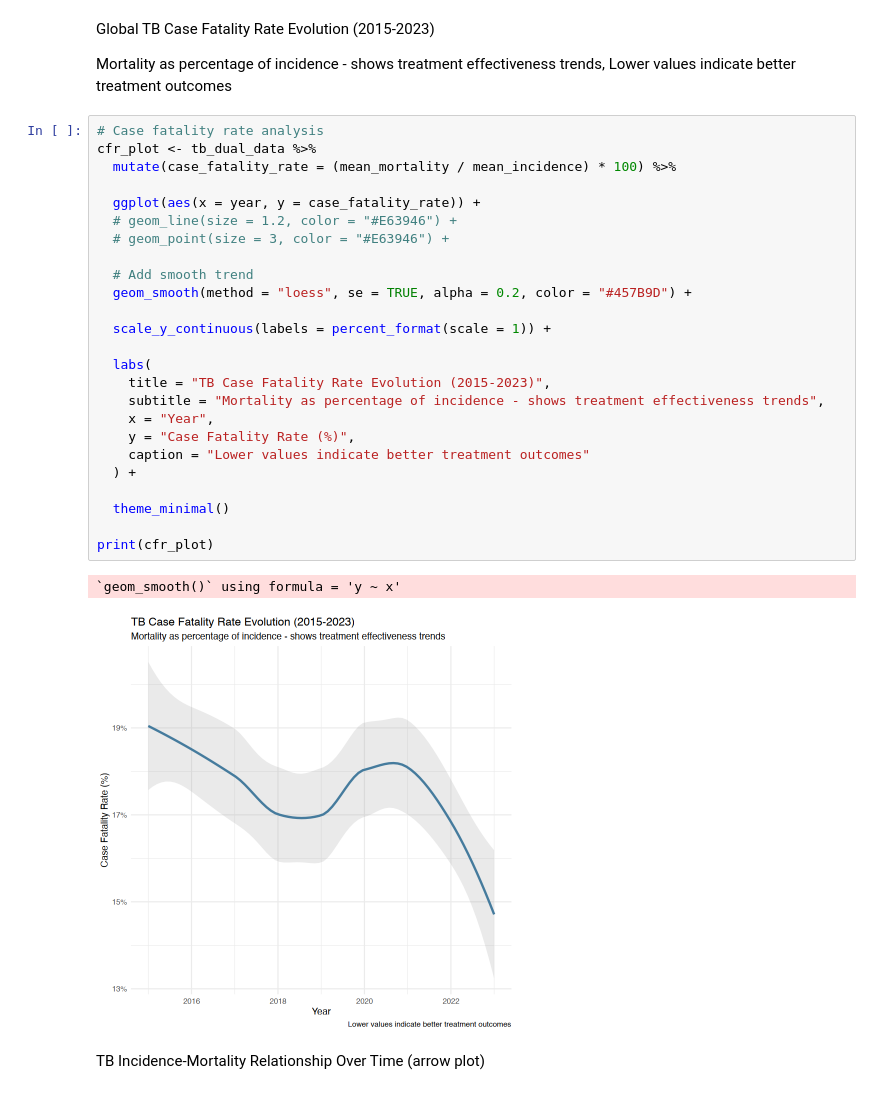
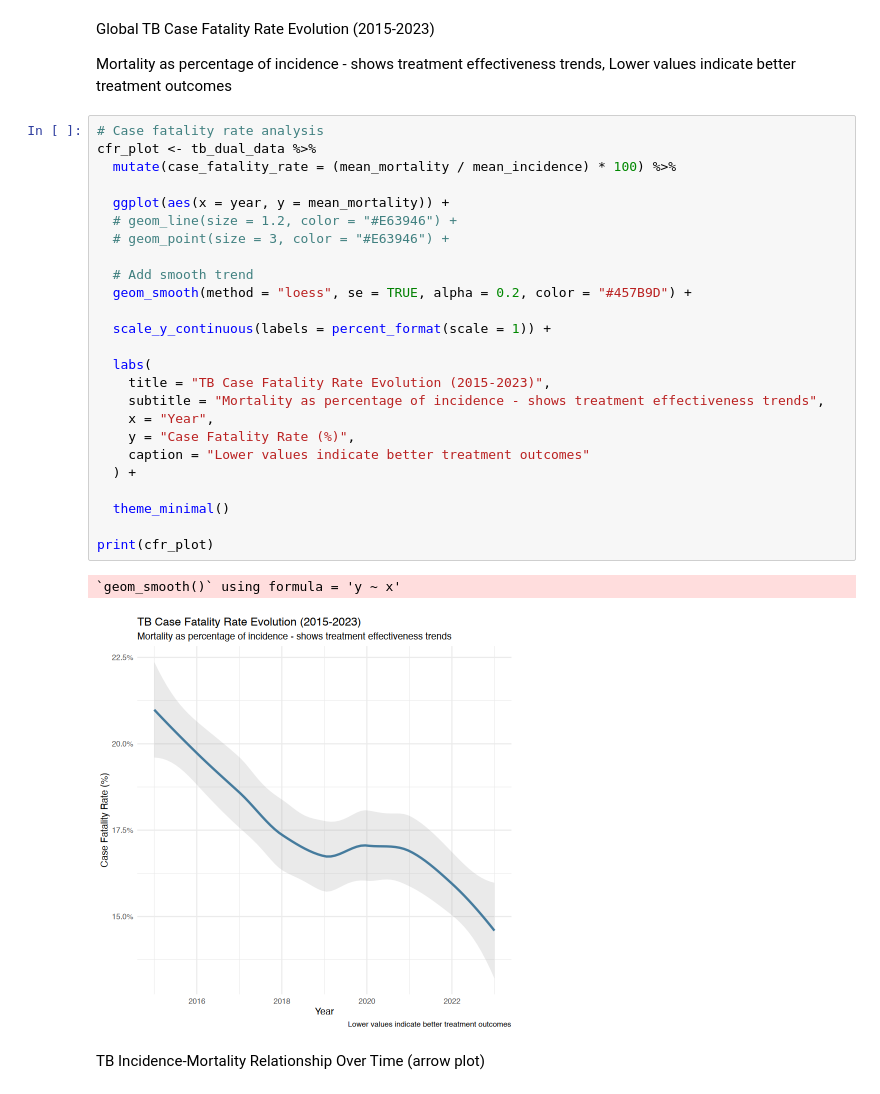
Before and after one commit to ibagur/tb-analysis, a Jupyter notebook: tb_analysis.ipynb, the cells around one changed output. Drawn from its saved outputs; the diff is of its cells as text.

```diff
--- a/tb_analysis.ipynb
+++ b/tb_analysis.ipynb
@@ -1875,31 +1875,31 @@ Mortality as percentage of incidence - shows treatment effectiveness trends, Low
 # %%
 # Case fatality rate analysis
 cfr_plot <- tb_dual_data %>%
   mutate(case_fatality_rate = (mean_mortality / mean_incidence) * 100) %>%
 
-  ggplot(aes(x = year, y = case_fatality_rate)) +
+  ggplot(aes(x = year, y = mean_mortality)) +
   # geom_line(size = 1.2, color = "#E63946") +
   # geom_point(size = 3, color = "#E63946") +
 
   # Add smooth trend
   geom_smooth(method = "loess", se = TRUE, alpha = 0.2, color = "#457B9D") +
 
   scale_y_continuous(labels = percent_format(scale = 1)) +
 
   labs(
     title = "TB Case Fatality Rate Evolution (2015-2023)",
     subtitle = "Mortality as percentage of incidence - shows treatment effectiveness trends",
     x = "Year",
     y = "Case Fatality Rate (%)",
     caption = "Lower values indicate better treatment outcomes"
   ) +
 
   theme_minimal()
 
 print(cfr_plot)
 # %% [output]
 `geom_smooth()` using formula = 'y ~ x'
-[figure, old version]
+[figure, new version]
 # %% [markdown]
 TB Incidence-Mortality Relationship Over Time (arrow plot)
 # %%
```
Also changed, not shown: parts of 90 cells of this notebook, 5 other files.
